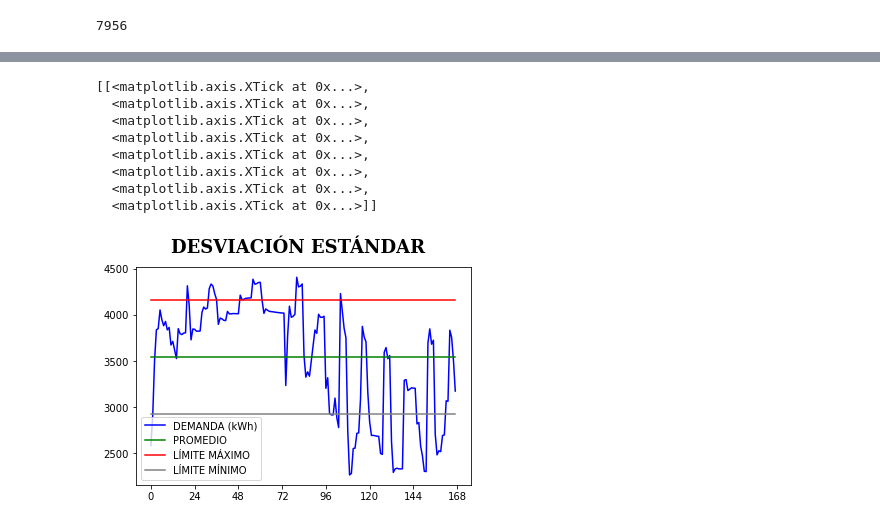
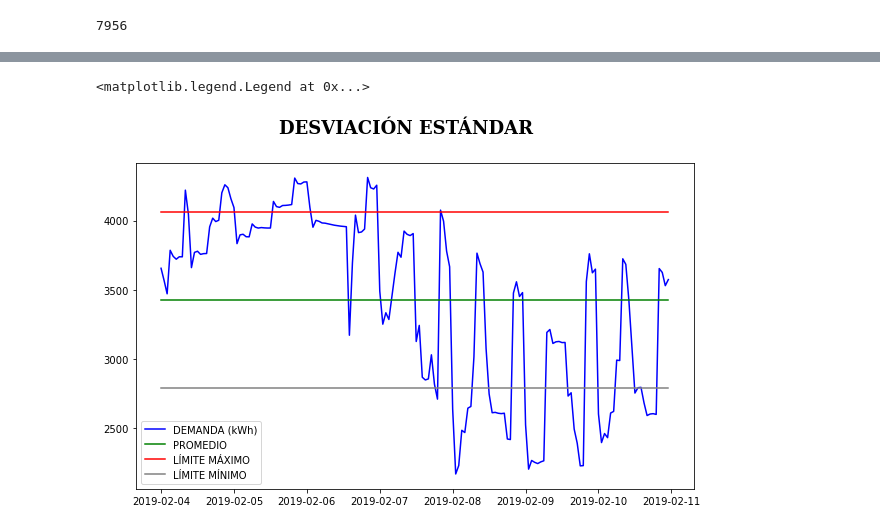
Before and after one commit to javieresk8/PowerDemandPrediction, a Jupyter notebook: NN_Models.ipynb, the cells around one changed output, grey strips where cells are left out. Saved outputs shown, nothing was run; the diff lists cells and outputs as text; code cells hidden in the pictures.

```diff
--- a/NN_Models.ipynb
+++ b/NN_Models.ipynb
@@ -316,17 +366,21 @@ plt.show()
 # %%
 # Figura 5.8: Curva de la demanda eléctrica pronosticada
-#Los primeros 7 dias de febrero
-prediccion_febrero = prediccion[:168]
-fig, ax_58 = plt.subplots()
-ax_58.plot(prediccion_febrero,
+#Los primeros 7 dias(completos) de la prediccion (4 de febrero)
+semana_estudio_test_pred = data_test_pred[
+    data_test_pred.index.get_loc('2019-02-04 00:00:00'):
+    data_test_pred.index.get_loc('2019-02-11 00:00:00')]
+
+semana_estudio_test = semana_estudio_test_pred['KW-H']
+semana_estudio_pred = semana_estudio_test_pred['KW-H_PRED']
+# semana_estudio_pred
+plt.figure(figsize=(10,6))
+plt.plot(semana_estudio_pred,
            color='blue',
            label='Datos Pronosticados')
 plt.suptitle('CURVA DE LA DEMANDA PRONOSTICADA',
             fontsize = 18,
             fontweight = 'bold',
             fontfamily='serif')
-# plt.xlabel('1 1 1 2 2 2 3 3 3 4 4 4 5 5 5 6 6 7 7 7')
 plt.legend()
-ax_58.set(xticks =range(0, len(prediccion_febrero)+ 1, 24))
-# plt.show()
+plt.show()
 # %% [output]
@@ -355,6 +388,6 @@ prediccion_febrero_df.describe()
 # %%
 # Tabla 5.2: Análisis descriptiva con datos reales de la demanda eléctrica
-data_pred_febr =prediccion_febrero_df['KW-H PRED']
+data_pred_febr = semana_estudio_pred
 maximo = np.max(data_pred_febr)
 print('Máximo = {}'.format(maximo))
 minimo = np.min(data_pred_febr)
@@ -407,47 +440,35 @@ def funcionConstante(x, constante):
 # %%
 # Figura 5.9: Desviación estándar con datos de la demanda pronosticada
 
-datos_kwh = data_pred_febr
+datos_kwh = semana_estudio_pred
 
-
-
-fig, ax_59 = plt.subplots()
-
-ax_59.plot(datos_kwh,
+plt.figure(figsize=(10,6))
+plt.plot(datos_kwh.index,
+         datos_kwh,
          color = 'blue',
          label = 'DEMANDA (kWh)')
-ax_59.plot([funcionConstante(x, media) for x in datos_kwh],
+plt.plot(datos_kwh.index,
+         [funcionConstante(x, media) for x in datos_kwh],
          color = 'green',
          label = 'PROMEDIO')
 
-ax_59.plot([funcionConstante(x, lim_max) for x in datos_kwh],
-         color = 'red',
-         label = 'LÍMITE MÁXIMO')
+plt.plot(datos_kwh.index,
+           [funcionConstante(x, lim_max) for x in datos_kwh],
+           color = 'red',
+           label = 'LÍMITE MÁXIMO')
 
-ax_59.plot([funcionConstante(x, lim_min) for x in datos_kwh],
-         color = 'gray',
-         label = 'LÍMITE MÍNIMO')
-# ax_59.fill_between([funcionConstante(x, lim_max) for x in datos_kwh],
-#                    [funcionConstante(x, lim_min) for x in datos_kwh],
-#                    alpha = .5,
-#                    linewidth = 0
-#                   )
+plt.plot(datos_kwh.index,
+           [funcionConstante(x, lim_min) for x in datos_kwh],
+           color = 'gray',
+           label = 'LÍMITE MÍNIMO')
+
 
 plt.suptitle('DESVIACIÓN ESTÁNDAR',
             fontsize = 18,
             fontweight = 'bold',
             fontfamily='serif')
-# plt.xlabel('1 1 1 2 2 2 3 3 3 4 4 4 5 5 5 6 6 7 7 7')
 plt.legend()
-ax_59.set(xticks =range(0, len(prediccion_febrero)+ 1, 24))
 # %% [output]
-[[<matplotlib.axis.XTick at 0x...>,
-  <matplotlib.axis.XTick at 0x...>,
-  <matplotlib.axis.XTick at 0x...>,
-  <matplotlib.axis.XTick at 0x...>,
-  <matplotlib.axis.XTick at 0x...>,
-  <matplotlib.axis.XTick at 0x...>,
-  <matplotlib.axis.XTick at 0x...>,
-  <matplotlib.axis.XTick at 0x...>]]
+<matplotlib.legend.Legend at 0x...>
-[figure, old version]
+[figure, new version]
 # %%
```
Also changed, not shown: parts of 18 cells of this notebook, 9 other files.
